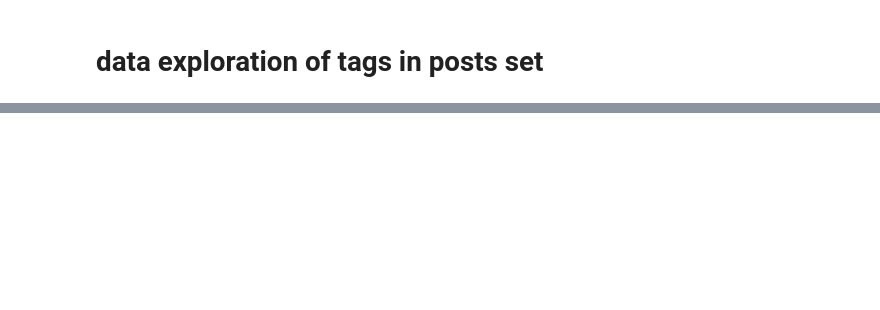
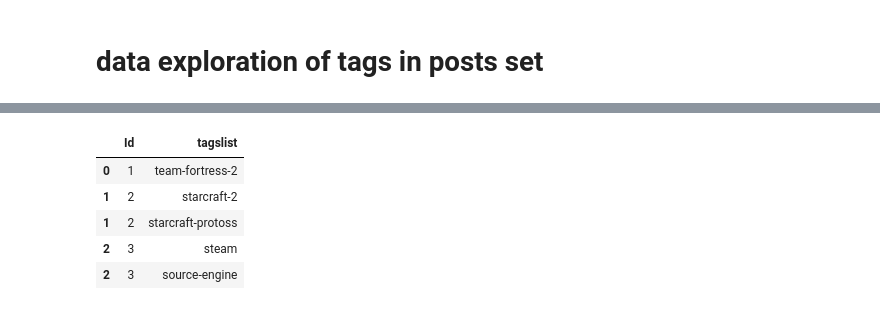
Before and after one commit to mutazag/godzilla-sina, a Jupyter notebook: 04-explore-posts.ipynb, the cells around one changed output, grey strips where cells are left out. Saved outputs shown, nothing was run; the diff lists cells and outputs as text; code cells hidden in the pictures; blank space fills up the shorter version.

```diff
--- a/04-explore-posts.ipynb
+++ b/04-explore-posts.ipynb
@@ -213,0 +207,9 @@ dftags2_counts[dftags2_counts <16].plot.bar()
+# %%
+dftags2.head()
+# %% [output]
+|  | Id | tagslist |
+| 0 | 1 | team-fortress-2 |
+| 1 | 2 | starcraft-2 |
+| 1 | 2 | starcraft-protoss |
+| 2 | 3 | steam |
+| 2 | 3 | source-engine |
```
Also changed, not shown: parts of 23 cells of this notebook, 2 other files.
